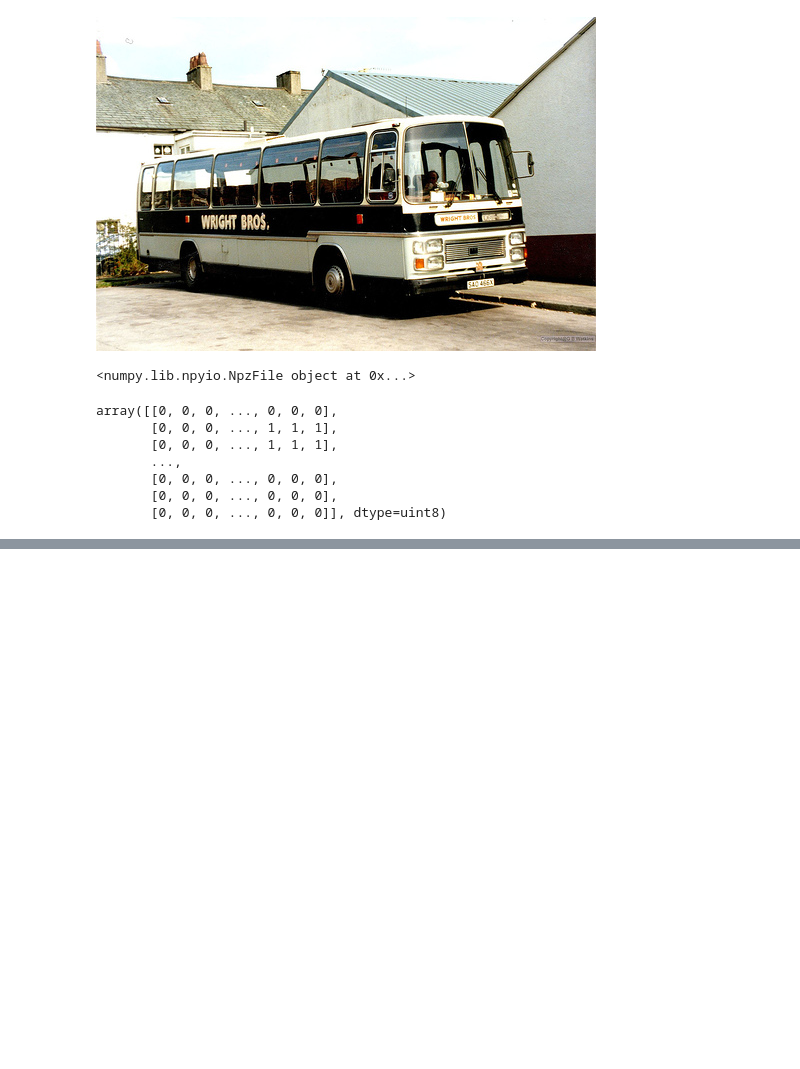
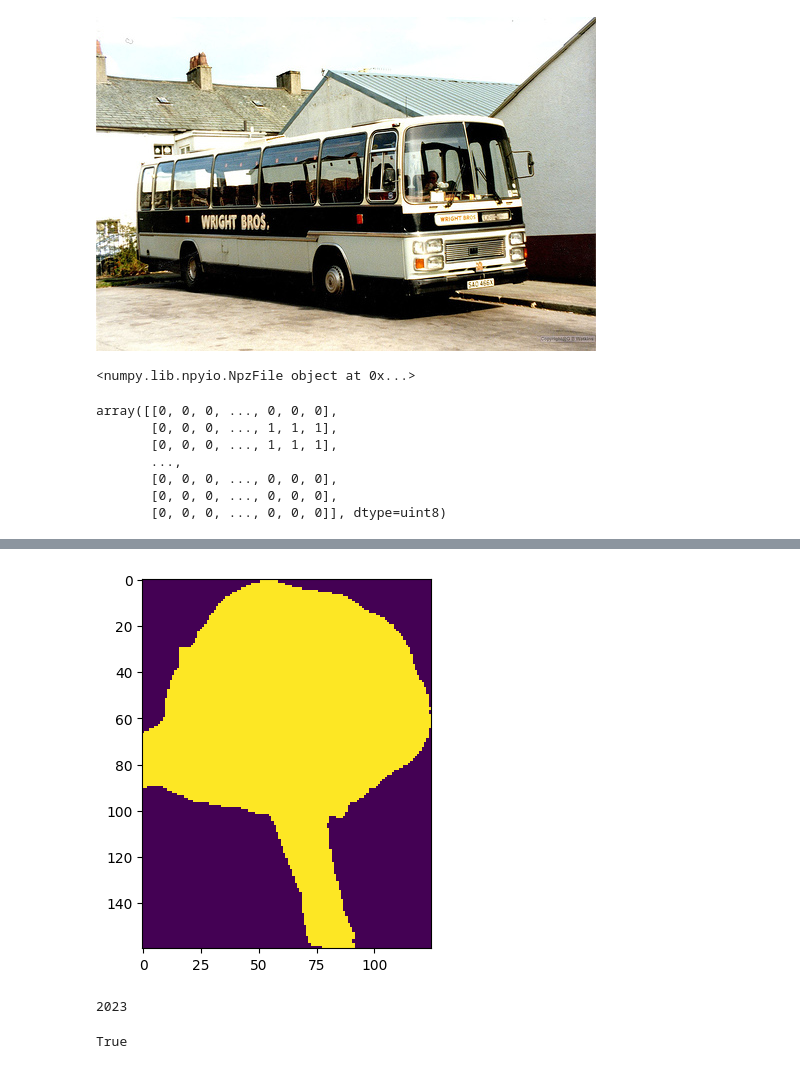
Before and after one commit to Lradovan/CSE290D-Project, a Jupyter notebook: fopa.ipynb, the cells around one changed output, grey strips where cells are left out. Saved outputs shown, nothing was run; the diff lists cells and outputs as text; code cells hidden in the pictures; blank space fills up the shorter version.

Commit message:
object stitch

```diff
--- a/fopa.ipynb
+++ b/fopa.ipynb
@@ -236,0 +237,33 @@ plt.show()
+# %%
+from matplotlib import pyplot as plt
+plt.imshow(data['masks'][6], interpolation='nearest')
+plt.show()
+# %% [output]
+[figure, added]
+# %%
+print(len(data['images']))
+# %% [output]
+2023
+# %%
+
+fg_img = '../workspace/libcom/tests/source/foreground/1.jpg'
+fg_mask = '../workspace/libcom/tests/source/foreground_mask/1.png'
+
+bg_img = '/srv/PASCAL3D+_release1.1/Images/bus_imagenet/n03306385_12361.JPEG'
+
+from libcom import Mure_ObjectStitchModel
+from libcom.utils.process_image import make_image_grid, draw_bbox_on_image
+import cv2
+import os
+net    = Mure_ObjectStitchModel(device=0, sampler='plms')
+
+bbox = [250, 150, 350, 400]
+
+fg_img_list = [fg_img]
+fg_mask_list = [fg_mask]
+comp, show_fg_img = net(bg_img, fg_img_list, fg_mask_list, bbox, sample_steps=25, num_samples=3)
+bg_img   = draw_bbox_on_image(bg_img, bbox)
+grid_img = make_image_grid([bg_img, show_fg_img] + [comp[i] for i in range(len(comp))])
+cv2.imwrite(f'./results/mureobjectstitch_result.jpg', grid_img)
+# %% [output]
+True
```
Also changed, not shown: parts of 2 cells of this notebook.
